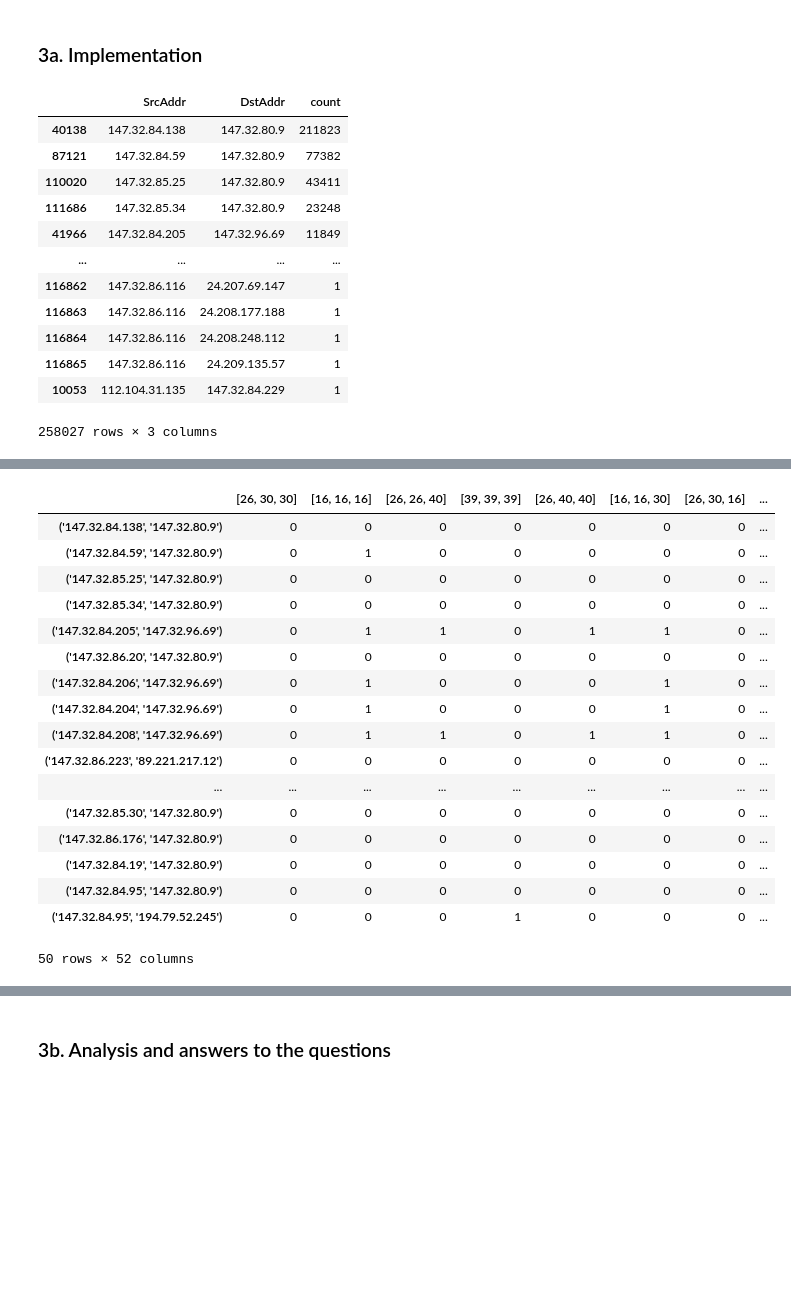
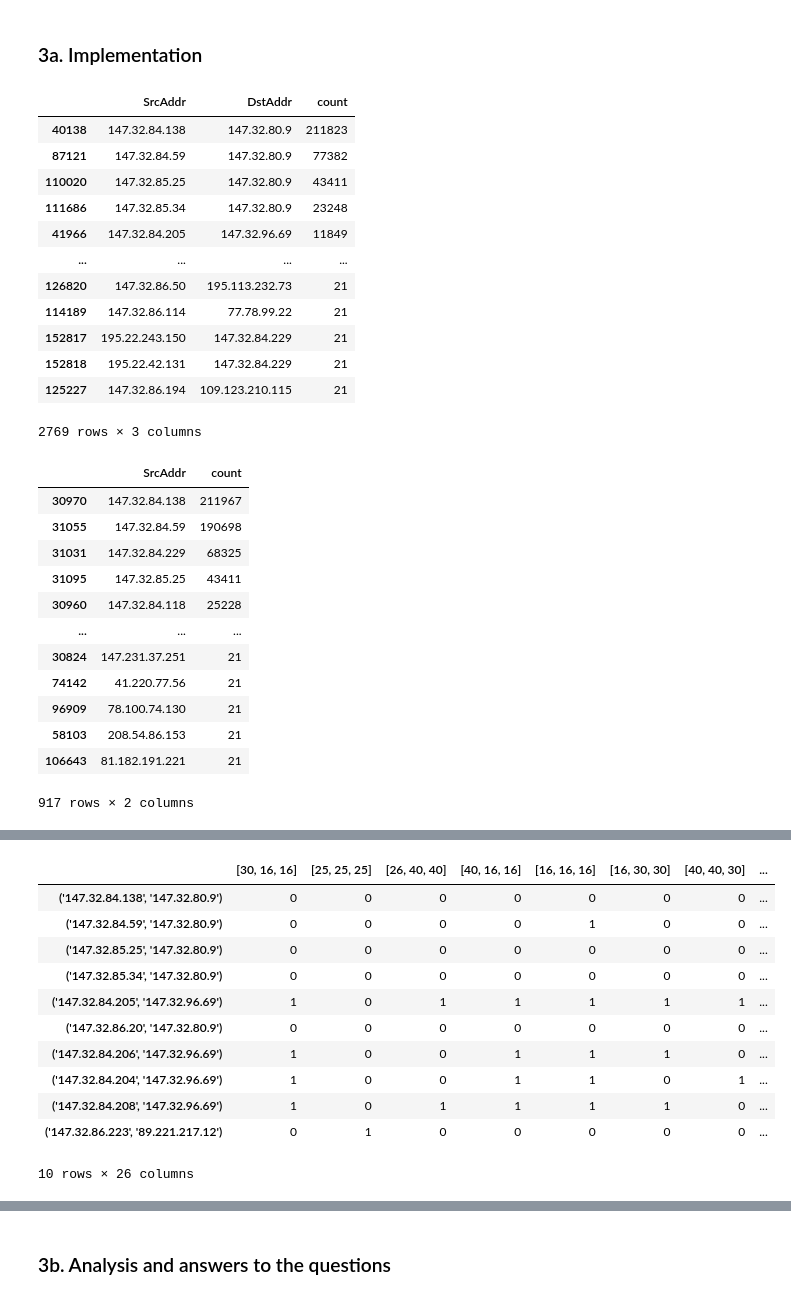
Before and after one commit to BigLob/CDA, a Jupyter notebook: Lab3_1.ipynb, the cells around one changed output, grey strips where cells are left out. Cells and saved outputs as stored; diff of their text form; code cells hidden in the pictures; blank space fills up the shorter version.

```diff
--- a/Lab3_1.ipynb
+++ b/Lab3_1.ipynb
@@ -221,7 +221,7 @@ discretized_df
 ### 3a. Implementation
 # %%
 unique_connections = discretized_df.groupby(["SrcAddr", "DstAddr"]).size().reset_index().rename(columns={0:'count'}).sort_values(by="count", ascending=False)
-unique_connections
+unique_connections[unique_connections['count'] > 20]
 # %% [output]
 |  | SrcAddr | DstAddr | count |
 | 40138 | 147.32.84.138 | 147.32.80.9 | 211823 |
@@ -230,17 +230,34 @@ unique_connections
 | 111686 | 147.32.85.34 | 147.32.80.9 | 23248 |
 | 41966 | 147.32.84.205 | 147.32.96.69 | 11849 |
 | ... | ... | ... | ... |
-| 116862 | 147.32.86.116 | 24.207.69.147 | 1 |
-| 116863 | 147.32.86.116 | 24.208.177.188 | 1 |
-| 116864 | 147.32.86.116 | 24.208.248.112 | 1 |
-| 116865 | 147.32.86.116 | 24.209.135.57 | 1 |
-| 10053 | 112.104.31.135 | 147.32.84.229 | 1 |
+| 126820 | 147.32.86.50 | 195.113.232.73 | 21 |
+| 114189 | 147.32.86.114 | 77.78.99.22 | 21 |
+| 152817 | 195.22.243.150 | 147.32.84.229 | 21 |
+| 152818 | 195.22.42.131 | 147.32.84.229 | 21 |
+| 125227 | 147.32.86.194 | 109.123.210.115 | 21 |
-258027 rows × 3 columns
+2769 rows × 3 columns
+# %%
+unique_ips = discretized_df.groupby(["SrcAddr"]).size().reset_index().rename(columns={0:'count'}).sort_values(by="count", ascending=False)
+unique_ips[unique_ips['count'] > 20]
+# %% [output]
+|  | SrcAddr | count |
+| 30970 | 147.32.84.138 | 211967 |
+| 31055 | 147.32.84.59 | 190698 |
+| 31031 | 147.32.84.229 | 68325 |
+| 31095 | 147.32.85.25 | 43411 |
+| 30960 | 147.32.84.118 | 25228 |
+| ... | ... | ... |
+| 30824 | 147.231.37.251 | 21 |
+| 74142 | 41.220.77.56 | 21 |
+| 96909 | 78.100.74.130 | 21 |
+| 58103 | 208.54.86.153 | 21 |
+| 106643 | 81.182.191.221 | 21 |
+917 rows × 2 columns
 # %%
 # get all unique src -> dst connections sorted by number of rows
 unique_connections = discretized_df.groupby(["SrcAddr", "DstAddr"]).size().reset_index().rename(columns={0:'count'}).sort_values(by="count", ascending=False)
 # take 50 most common connections to reduce runtime
-unique_connections = unique_connections[:50]
+unique_connections = unique_connections[:10]
 src, dst = unique_connections["SrcAddr"].tolist(), unique_connections["DstAddr"].tolist()
 n_gram_size = 3
 print(unique_connections)
@@ -294,21 +311,15 @@ connection_profiles
-|  | [26, 30, 30] | [16, 16, 16] | [26, 26, 40] | [39, 39, 39] | [26, 40, 40] | [16, 16, 30] | [26, 30, 16] | ... |
+|  | [30, 16, 16] | [25, 25, 25] | [26, 40, 40] | [40, 16, 16] | [16, 16, 16] | [16, 30, 30] | [40, 40, 30] | ... |
 | ('147.32.84.138', '147.32.80.9') | 0 | 0 | 0 | 0 | 0 | 0 | 0 | ... |
-| ('147.32.84.59', '147.32.80.9') | 0 | 1 | 0 | 0 | 0 | 0 | 0 | ... |
+| ('147.32.84.59', '147.32.80.9') | 0 | 0 | 0 | 0 | 1 | 0 | 0 | ... |
 | ('147.32.85.25', '147.32.80.9') | 0 | 0 | 0 | 0 | 0 | 0 | 0 | ... |
 | ('147.32.85.34', '147.32.80.9') | 0 | 0 | 0 | 0 | 0 | 0 | 0 | ... |
-| ('147.32.84.205', '147.32.96.69') | 0 | 1 | 1 | 0 | 1 | 1 | 0 | ... |
+| ('147.32.84.205', '147.32.96.69') | 1 | 0 | 1 | 1 | 1 | 1 | 1 | ... |
 | ('147.32.86.20', '147.32.80.9') | 0 | 0 | 0 | 0 | 0 | 0 | 0 | ... |
-| ('147.32.84.206', '147.32.96.69') | 0 | 1 | 0 | 0 | 0 | 1 | 0 | ... |
-| ('147.32.84.204', '147.32.96.69') | 0 | 1 | 0 | 0 | 0 | 1 | 0 | ... |
-| ('147.32.84.208', '147.32.96.69') | 0 | 1 | 1 | 0 | 1 | 1 | 0 | ... |
-| ('147.32.86.223', '89.221.217.12') | 0 | 0 | 0 | 0 | 0 | 0 | 0 | ... |
-| ... | ... | ... | ... | ... | ... | ... | ... | ... |
-| ('147.32.85.30', '147.32.80.9') | 0 | 0 | 0 | 0 | 0 | 0 | 0 | ... |
-| ('147.32.86.176', '147.32.80.9') | 0 | 0 | 0 | 0 | 0 | 0 | 0 | ... |
-| ('147.32.84.19', '147.32.80.9') | 0 | 0 | 0 | 0 | 0 | 0 | 0 | ... |
-| ('147.32.84.95', '147.32.80.9') | 0 | 0 | 0 | 0 | 0 | 0 | 0 | ... |
-| ('147.32.84.95', '194.79.52.245') | 0 | 0 | 0 | 1 | 0 | 0 | 0 | ... |
+| ('147.32.84.206', '147.32.96.69') | 1 | 0 | 0 | 1 | 1 | 1 | 0 | ... |
+| ('147.32.84.204', '147.32.96.69') | 1 | 0 | 0 | 1 | 1 | 0 | 1 | ... |
+| ('147.32.84.208', '147.32.96.69') | 1 | 0 | 1 | 1 | 1 | 1 | 0 | ... |
+| ('147.32.86.223', '89.221.217.12') | 0 | 1 | 0 | 0 | 0 | 0 | 0 | ... |
-50 rows × 52 columns
+10 rows × 26 columns
 # %%
 def create_signature_matrix(connection_profiles, num_hashes=5):
     def hash_func(x, params, p):
```
Also changed, not shown: parts of 9 cells of this notebook.
